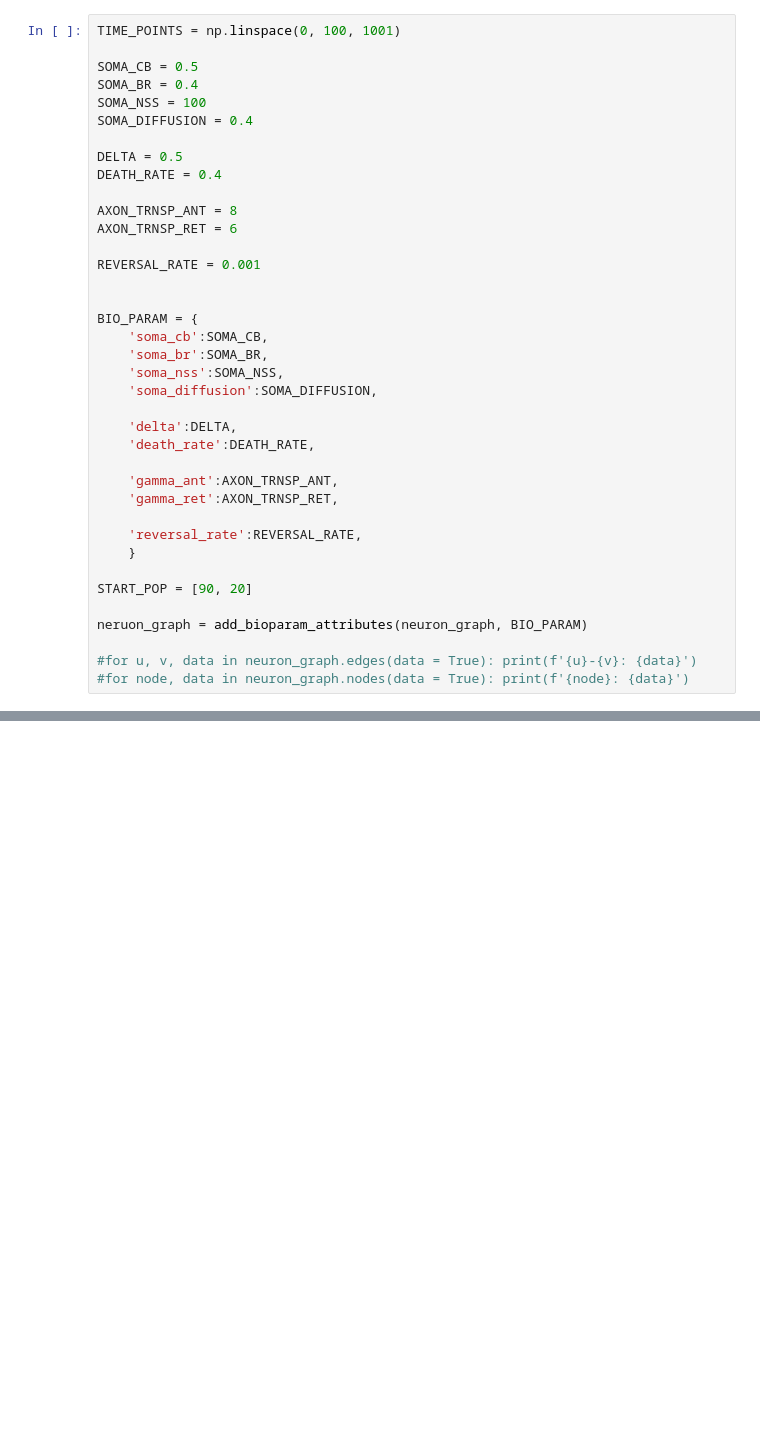
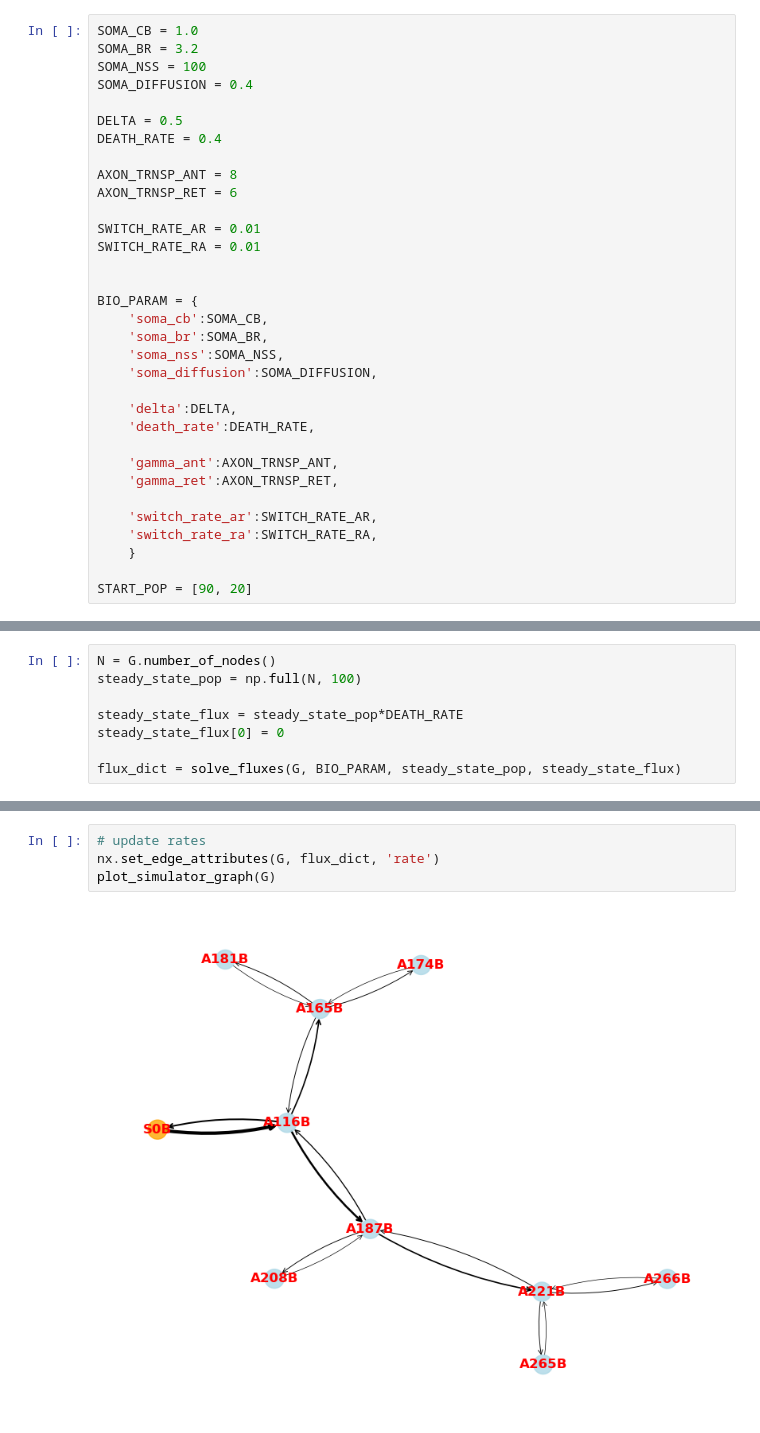
Before and after one commit to dkornai/SSD-in-Neurons, a Jupyter notebook: graph_transform.ipynb, the cells around one changed output, grey strips where cells are left out. Saved outputs shown, nothing was run; the diff lists cells and outputs as text; blank space fills up the shorter version.

```diff
--- a/graph_transform.ipynb
+++ b/graph_transform.ipynb
@@ -37,8 +30,6 @@ plot_neuron_graph(neuron_graph)
 # %%
-TIME_POINTS = np.linspace(0, 100, 1001)
-
-SOMA_CB = 0.5
-SOMA_BR = 0.4
+SOMA_CB = 1.0
+SOMA_BR = 3.2
 SOMA_NSS = 100
 SOMA_DIFFUSION = 0.4
 
@@ -48,7 +39,8 @@ DEATH_RATE = 0.4
 AXON_TRNSP_ANT = 8
 AXON_TRNSP_RET = 6
 
-REVERSAL_RATE = 0.001
+SWITCH_RATE_AR = 0.01
+SWITCH_RATE_RA = 0.01
 
 
 BIO_PARAM = {
@@ -63,12 +55,8 @@ BIO_PARAM = {
     'gamma_ant':AXON_TRNSP_ANT,
     'gamma_ret':AXON_TRNSP_RET,
 
-    'reversal_rate':REVERSAL_RATE,
+    'switch_rate_ar':SWITCH_RATE_AR,
+    'switch_rate_ra':SWITCH_RATE_RA,
     }
 
 START_POP = [90, 20]
-
-neruon_graph = add_bioparam_attributes(neuron_graph, BIO_PARAM)
-
-#for u, v, data in neuron_graph.edges(data = True): print(f'{u}-{v}: {data}')
-#for node, data in neuron_graph.nodes(data = True): print(f'{node}: {data}')
@@ -78,0 +75,8 @@ START_STATE = start_state_from_nodes(NODES, START_POP)
+# %%
+N = G.number_of_nodes()
+steady_state_pop = np.full(N, 100)
+
+steady_state_flux = steady_state_pop*DEATH_RATE
+steady_state_flux[0] = 0
+
+flux_dict = solve_fluxes(G, BIO_PARAM, steady_state_pop, steady_state_flux)
@@ -78,0 +101,6 @@ START_STATE = start_state_from_nodes(NODES, START_POP)
+# %%
+# update rates
+nx.set_edge_attributes(G, flux_dict, 'rate')
+plot_simulator_graph(G)
+# %% [output]
+[figure, added]
```
Also changed, not shown: parts of 21 cells of this notebook.
